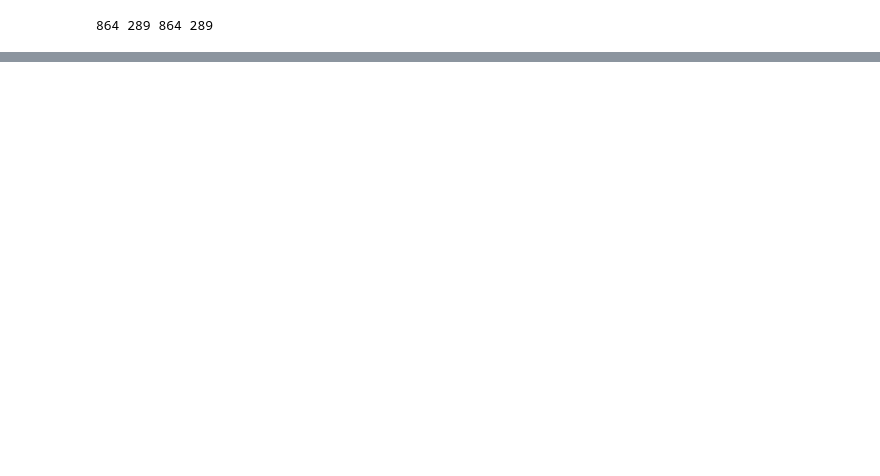
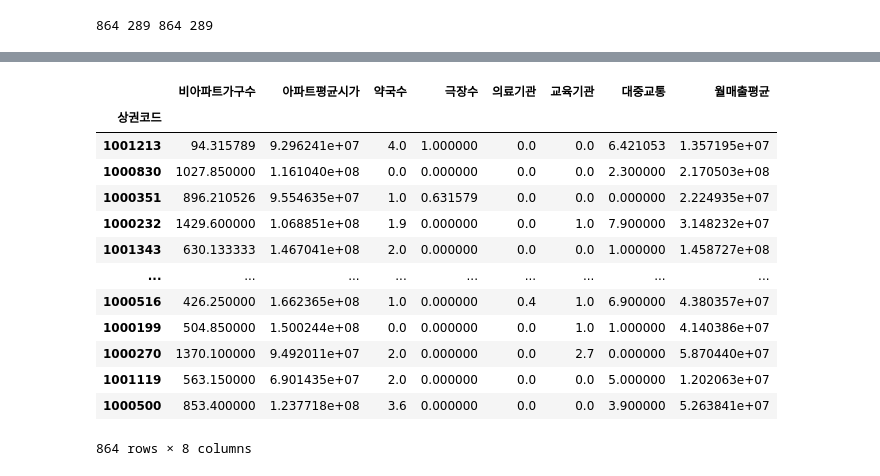
Before and after one commit to WangSungJoon/Data-Analysis, a Jupyter notebook: Convenience/machine_learning.ipynb, the cells around one changed output, grey strips where cells are left out. Cells and saved outputs as stored; diff of their text form; code cells hidden in the pictures; blank space fills up the shorter version.

```diff
--- a/Convenience/machine_learning.ipynb
+++ b/Convenience/machine_learning.ipynb
@@ -407,0 +412,17 @@ plt.show()
+# %%
+X_train
+# %% [output]
+|  | 비아파트가구수 | 아파트평균시가 | 약국수 | 극장수 | 의료기관 | 교육기관 | 대중교통 | 월매출평균 |
+| 상권코드 |  |  |  |  |  |  |  |  |
+| 1001213 | 94.315789 | 9.296241e+07 | 4.0 | 1.000000 | 0.0 | 0.0 | 6.421053 | 1.357195e+07 |
+| 1000830 | 1027.850000 | 1.161040e+08 | 0.0 | 0.000000 | 0.0 | 0.0 | 2.300000 | 2.170503e+08 |
+| 1000351 | 896.210526 | 9.554635e+07 | 1.0 | 0.631579 | 0.0 | 0.0 | 0.000000 | 2.224935e+07 |
+| 1000232 | 1429.600000 | 1.068851e+08 | 1.9 | 0.000000 | 0.0 | 1.0 | 7.900000 | 3.148232e+07 |
+| 1001343 | 630.133333 | 1.467041e+08 | 2.0 | 0.000000 | 0.0 | 0.0 | 1.000000 | 1.458727e+08 |
+| ... | ... | ... | ... | ... | ... | ... | ... | ... |
+| 1000516 | 426.250000 | 1.662365e+08 | 1.0 | 0.000000 | 0.4 | 1.0 | 6.900000 | 4.380357e+07 |
+| 1000199 | 504.850000 | 1.500244e+08 | 0.0 | 0.000000 | 0.0 | 1.0 | 1.000000 | 4.140386e+07 |
+| 1000270 | 1370.100000 | 9.492011e+07 | 2.0 | 0.000000 | 0.0 | 2.7 | 0.000000 | 5.870440e+07 |
+| 1001119 | 563.150000 | 6.901435e+07 | 2.0 | 0.000000 | 0.0 | 0.0 | 5.000000 | 1.202063e+07 |
+| 1000500 | 853.400000 | 1.237718e+08 | 3.6 | 0.000000 | 0.0 | 0.0 | 3.900000 | 5.263841e+07 |
+864 rows × 8 columns
```
Also changed, not shown: parts of 27 cells of this notebook.
